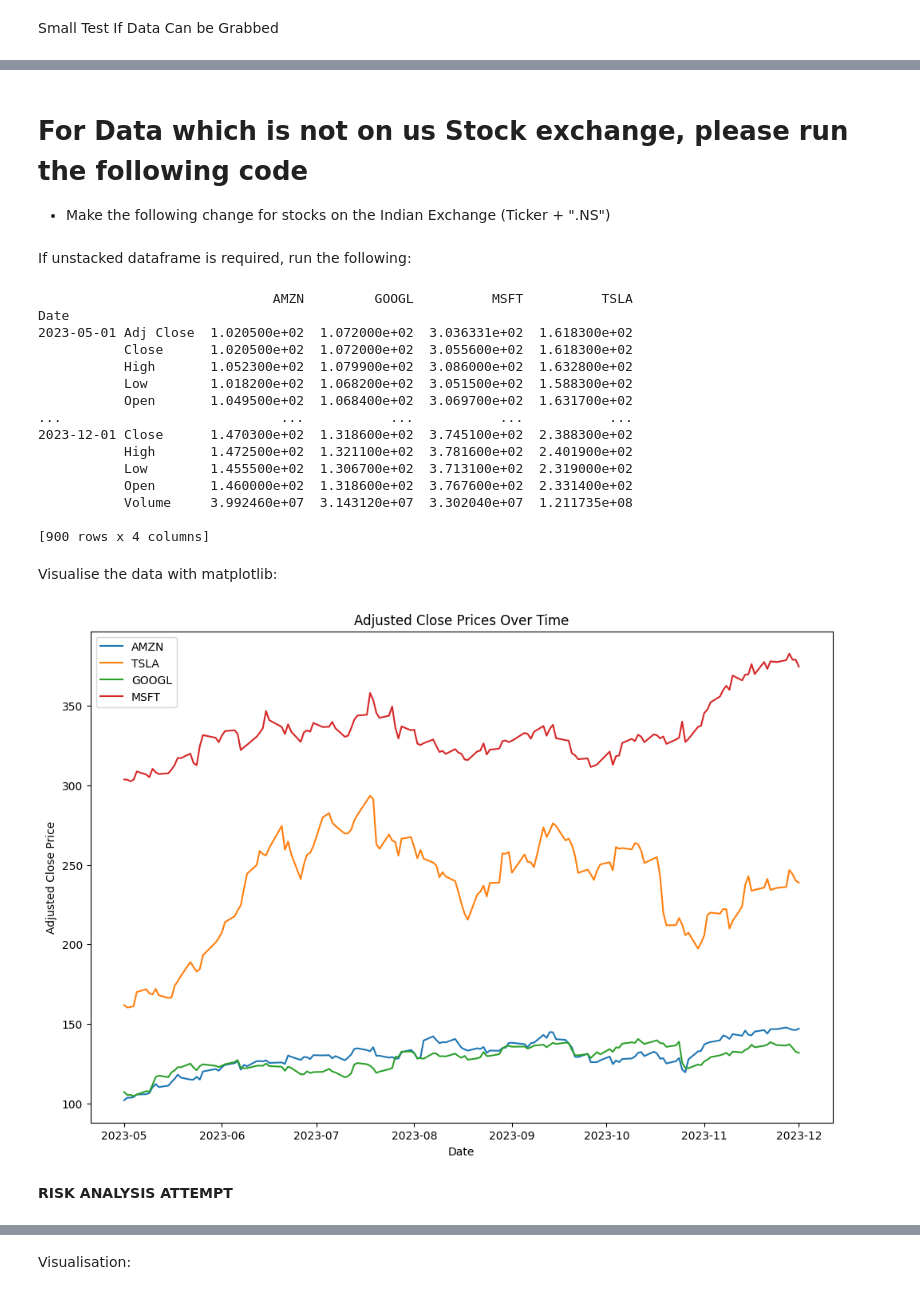
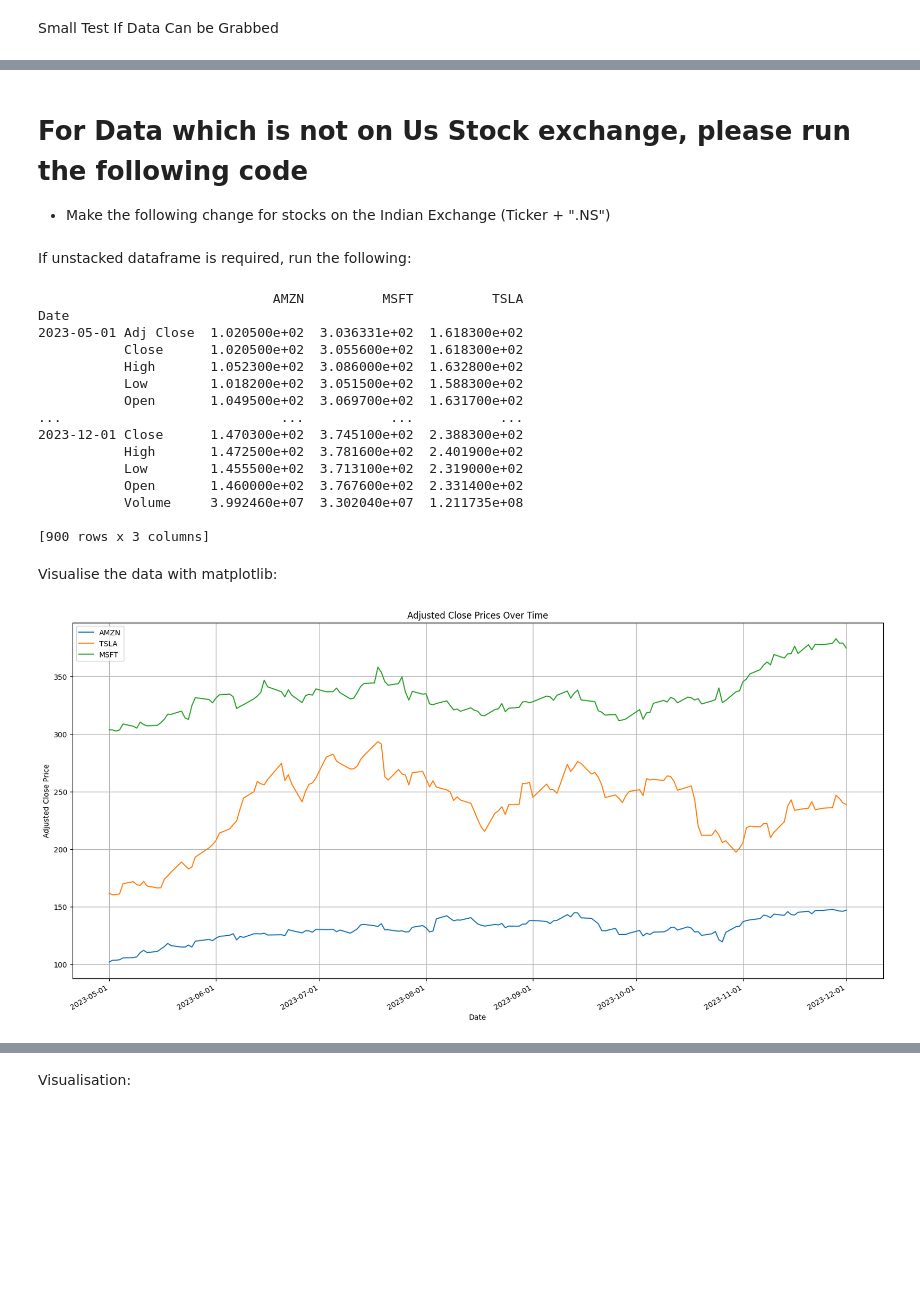
Before and after one commit to ParasX1/MarketAnalyticsTool, a Jupyter notebook: MarketAnalyticTool.ipynb, the cells around one changed output, grey strips where cells are left out. Saved outputs shown, nothing was run; the diff lists cells and outputs as text; code cells hidden in the pictures; blank space fills up the shorter version.

```diff
--- a/MarketAnalyticTool.ipynb
+++ b/MarketAnalyticTool.ipynb
@@ -24,9 +24,10 @@ from sklearn.metrics import mean_squared_error
 # %% [markdown]
 Small Test If Data Can be Grabbed
 # %%
+
 # Define the stock tickers and time period
-tickers = [ "AMZN", "TSLA", "GOOGL", "MSFT"]
-#"AMZN", "TSLA" "GOOGL", "MSFT""AMZN", "TSLA", "GOOGL"
+tickers = ["AMZN","TSLA","MSFT"]
+# , "TSLA", "GOOGL", "MSFT"
 start_date = "2023-05-01"
 end_date = "2023-12-04"
 
@@ -35,5 +36,5 @@ data = yf.download(tickers, start=start_date, end=end_date)
 
 # Display the first few rows of the data
 print(data.head())
-print("LENGTH IS",len(data))
+print("LENGTH IS", len(data))
 # %% [output]
@@ -56,6 +57,6 @@ Date
 LENGTH IS 150
 # %% [markdown]
-# For Data which is not on us Stock exchange, please run the following code
+# For Data which is not on Us Stock exchange, please run the following code
 - Make the following change for stocks on the Indian Exchange (Ticker + ".NS")
 # %%
 
@@ -79,38 +80,46 @@ df_unstacked = data.stack(level=0)
 # Display the unstacked dataframe
 print(df_unstacked)
 # %% [output]
-                              AMZN         GOOGL          MSFT          TSLA
+                              AMZN          MSFT          TSLA
 Date
-2023-05-01 Adj Close  1.020500e+02  1.072000e+02  3.036331e+02  1.618300e+02
-           Close      1.020500e+02  1.072000e+02  3.055600e+02  1.618300e+02
-           High       1.052300e+02  1.079900e+02  3.086000e+02  1.632800e+02
-           Low        1.018200e+02  1.068200e+02  3.051500e+02  1.588300e+02
-           Open       1.049500e+02  1.068400e+02  3.069700e+02  1.631700e+02
-...                            ...           ...           ...           ...
-2023-12-01 Close      1.470300e+02  1.318600e+02  3.745100e+02  2.388300e+02
-           High       1.472500e+02  1.321100e+02  3.781600e+02  2.401900e+02
-           Low        1.455500e+02  1.306700e+02  3.713100e+02  2.319000e+02
-           Open       1.460000e+02  1.318600e+02  3.767600e+02  2.331400e+02
-           Volume     3.992460e+07  3.143120e+07  3.302040e+07  1.211735e+08
+2023-05-01 Adj Close  1.020500e+02  3.036331e+02  1.618300e+02
+           Close      1.020500e+02  3.055600e+02  1.618300e+02
+           High       1.052300e+02  3.086000e+02  1.632800e+02
+           Low        1.018200e+02  3.051500e+02  1.588300e+02
+           Open       1.049500e+02  3.069700e+02  1.631700e+02
+...                            ...           ...           ...
+2023-12-01 Close      1.470300e+02  3.745100e+02  2.388300e+02
+           High       1.472500e+02  3.781600e+02  2.401900e+02
+           Low        1.455500e+02  3.713100e+02  2.319000e+02
+           Open       1.460000e+02  3.767600e+02  2.331400e+02
+           Volume     3.992460e+07  3.302040e+07  1.211735e+08
 
-[900 rows x 4 columns]
+[900 rows x 3 columns]
 # %% [markdown]
 Visualise the data with matplotlib:
 # %%
 import matplotlib.pyplot as plt
+from matplotlib.dates import DateFormatter
 
 # Plotting
-plt.figure(figsize=(12, 8))
+plt.figure(figsize=(20, 10))
 
-for ticker in tickers:
-    plt.plot(data.index, data['Adj Close'][ticker], label=ticker)
+if len(tickers) == 1:
+    ticker = tickers[0]
+    if isinstance(data.index, pd.DatetimeIndex):
+        plt.plot(data.index, data['Adj Close'][ticker], label=ticker)
+else:
+    for ticker in tickers:
+        if isinstance(data.index, pd.DatetimeIndex):
+            plt.plot(data.index, data['Adj Close'][ticker], label=ticker)
 
 plt.title('Adjusted Close Prices Over Time')
 plt.xlabel('Date')
 plt.ylabel('Adjusted Close Price')
 plt.legend()
+plt.grid(True)
+plt.gca().xaxis.set_major_formatter(DateFormatter('%Y-%m-%d'))
+plt.gcf().autofmt_xdate()
 plt.show()
 # %% [output]
-[figure, old version]
+[figure, new version]
-# %% [markdown]
-**RISK ANALYSIS ATTEMPT**
```
Also changed, not shown: parts of 17 cells of this notebook.
